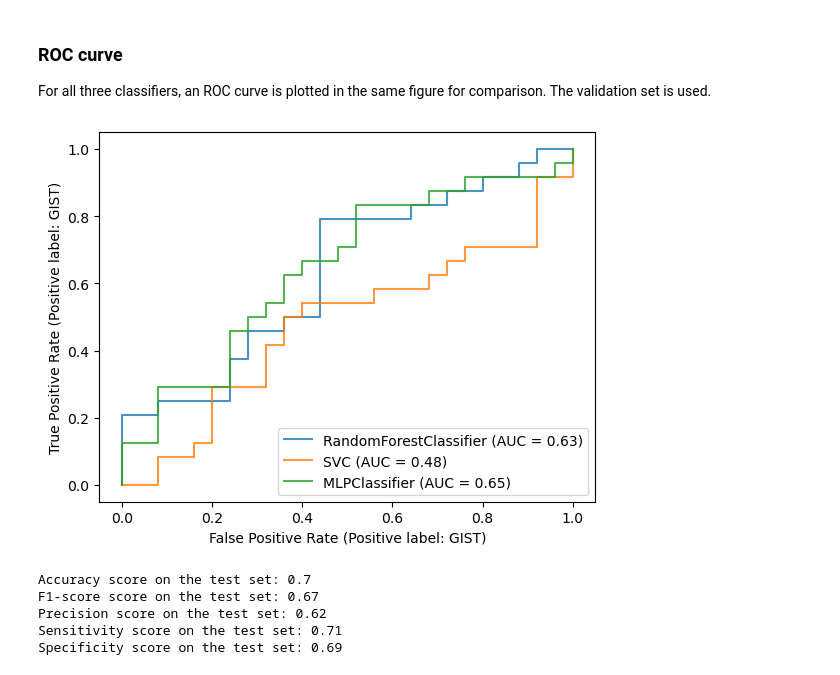
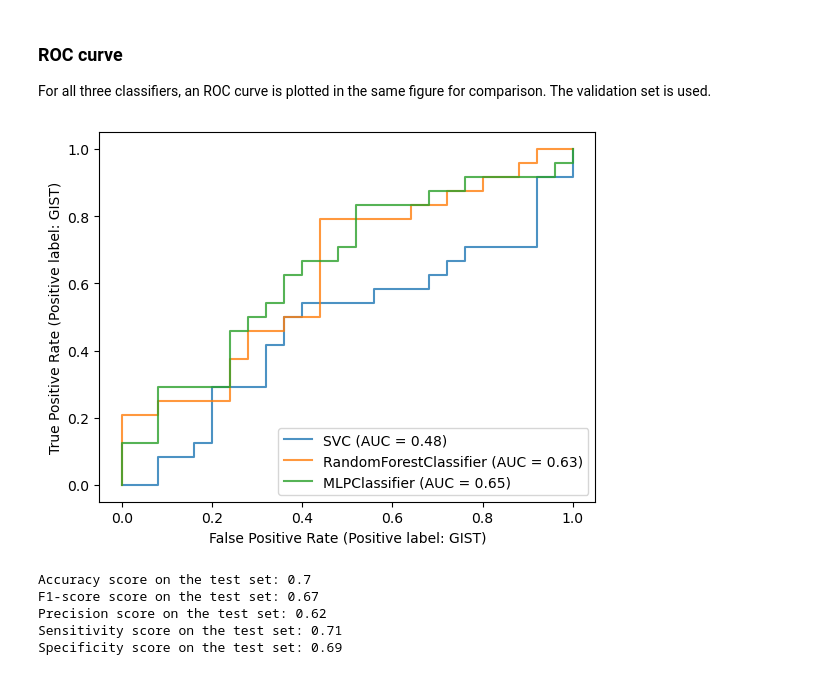
Before and after one commit to ecmbuijsman/TM10007_ML, a Jupyter notebook: assignment.ipynb, the cells around one changed output. Saved outputs shown, nothing was run; the diff lists cells and outputs as text; code cells hidden in the pictures.

```diff
--- a/assignment.ipynb
+++ b/assignment.ipynb
@@ -375,20 +357,16 @@ Specificity   0.6   0.56  0.48
 For all three classifiers, an ROC curve is plotted in the same figure for comparison. The validation set is used.
 # %%
 from sklearn.metrics import RocCurveDisplay
+import matplotlib.pyplot as plt
 
+ax = plt.gca()
 
 svc_disp = RocCurveDisplay.from_estimator(svm_model, validate_pca, y_validate, ax=ax, alpha=0.8,pos_label='GIST')
 rfc_disp = RocCurveDisplay.from_estimator(rf_model, validate_pca, y_validate, ax=ax, alpha=0.8,pos_label='GIST')
 mlpc_disp = RocCurveDisplay.from_estimator(mlp_model, validate_pca, y_validate, ax=ax, alpha=0.8,pos_label='GIST')
-
-ax = plt.gca()
-
-rfc_disp.plot(ax=ax, alpha=0.8)
-svc_disp.plot(ax=ax, alpha=0.8)
-mlpc_disp.plot(ax=ax, alpha=0.8)
 plt.show()
 # %% [output]
-[figure, old version]
+[figure, new version]
 # %%
 rf_prediction = rf_model.predict(test_pca)
 rf_accuracy = round(accuracy_score(y_test, rf_prediction), 2)
```
Also changed, not shown: parts of 1 cell of this notebook.
